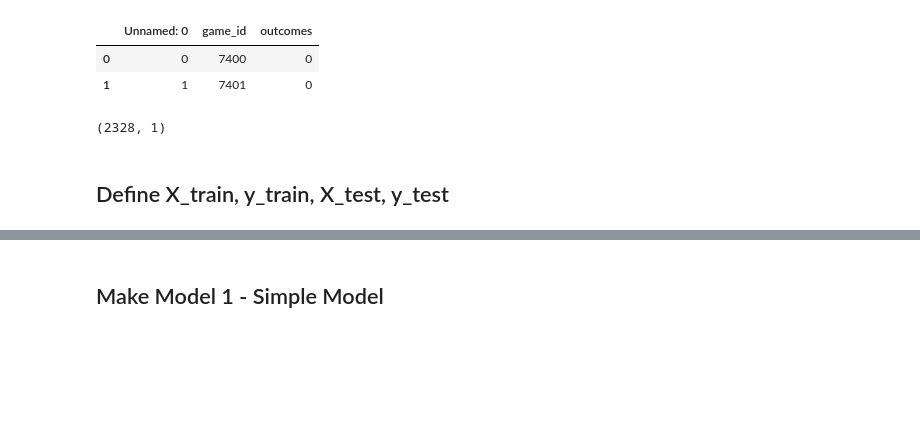
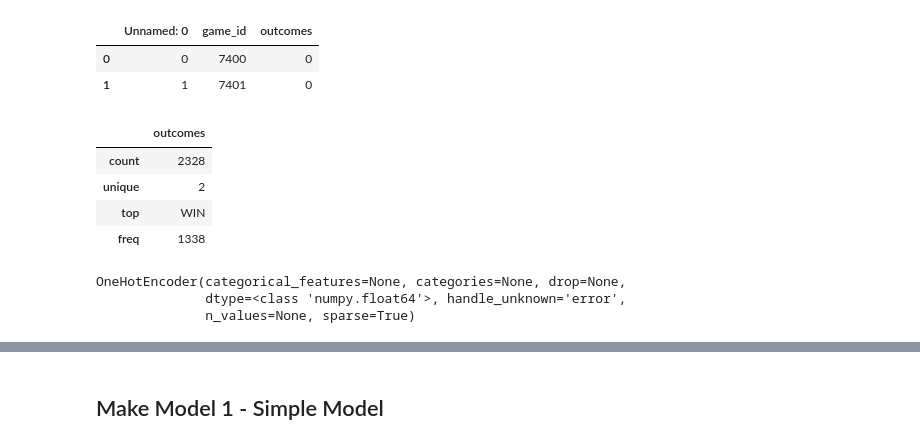
Before and after one commit to ekuo651/NBA-WinLoss-Predictor, a Jupyter notebook: Models/NBA_Neural_Net.ipynb, the cells around one changed output, grey strips where cells are left out. Saved outputs shown, nothing was run; the diff lists cells and outputs as text; code cells hidden in the pictures; blank space fills up the shorter version.

```diff
--- a/Models/NBA_Neural_Net.ipynb
+++ b/Models/NBA_Neural_Net.ipynb
@@ -65,18 +60,13 @@ target.head(2)
 | 0 | 0 | 7400 | LOSS |
 | 1 | 1 | 7401 | LOSS |
 # %%
-target.outcomes = target.outcomes.str.replace('LOSS','0')
-target.outcomes = target.outcomes.str.replace('WIN','1')
-target.outcomes = target.outcomes.astype('int')
-target.head(2)
+# target.outcomes = target.outcomes.str.replace('LOSS','0')
+# target.outcomes = target.outcomes.str.replace('WIN','1')
+# target.outcomes = target.outcomes.astype('int')
+# target.head(2)
 # %% [output]
 |  | Unnamed: 0 | game_id | outcomes |
 | 0 | 0 | 7400 | 0 |
 | 1 | 1 | 7401 | 0 |
 # %%
-target_array = target[['outcomes']].to_numpy()
-target_array.shape
+target_array = target[['outcomes']]
-# %% [output]
-(2328, 1)
-# %% [markdown]
-## Define X_train, y_train, X_test, y_test
@@ -88,0 +73,8 @@ y_test =y[split:]
+# %%
+target_array.describe()
+# %% [output]
+|  | outcomes |
+| count | 2328 |
+| unique | 2 |
+| top | WIN |
+| freq | 1338 |
@@ -88,0 +83,7 @@ y_test =y[split:]
+# %%
+enc = OneHotEncoder()
+enc.fit(target_array)
+# %% [output]
+OneHotEncoder(categorical_features=None, categories=None, drop=None,
+              dtype=<class 'numpy.float64'>, handle_unknown='error',
+              n_values=None, sparse=True)
```
Also changed, not shown: parts of 14 cells of this notebook.
